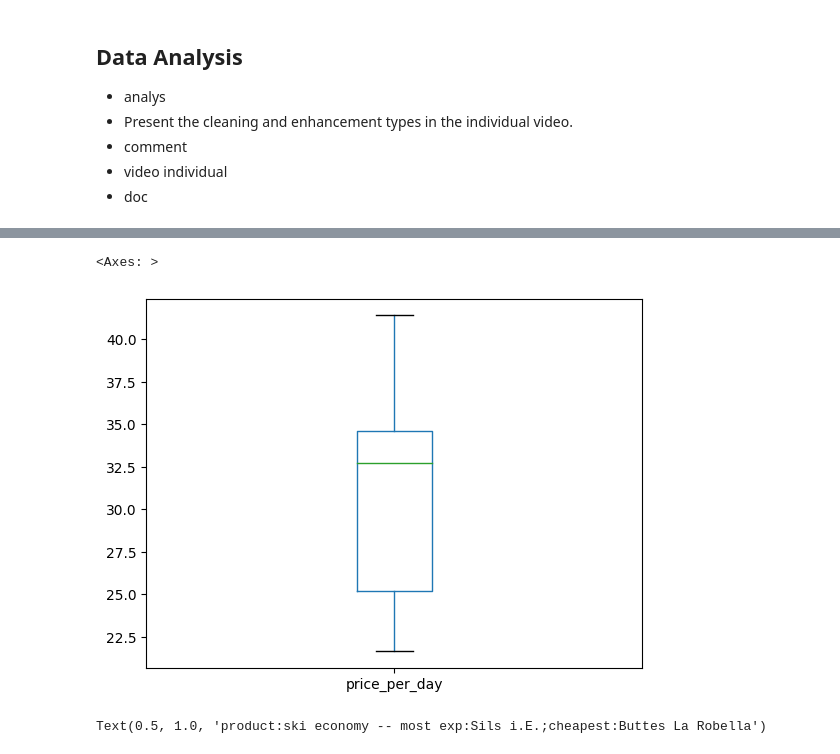
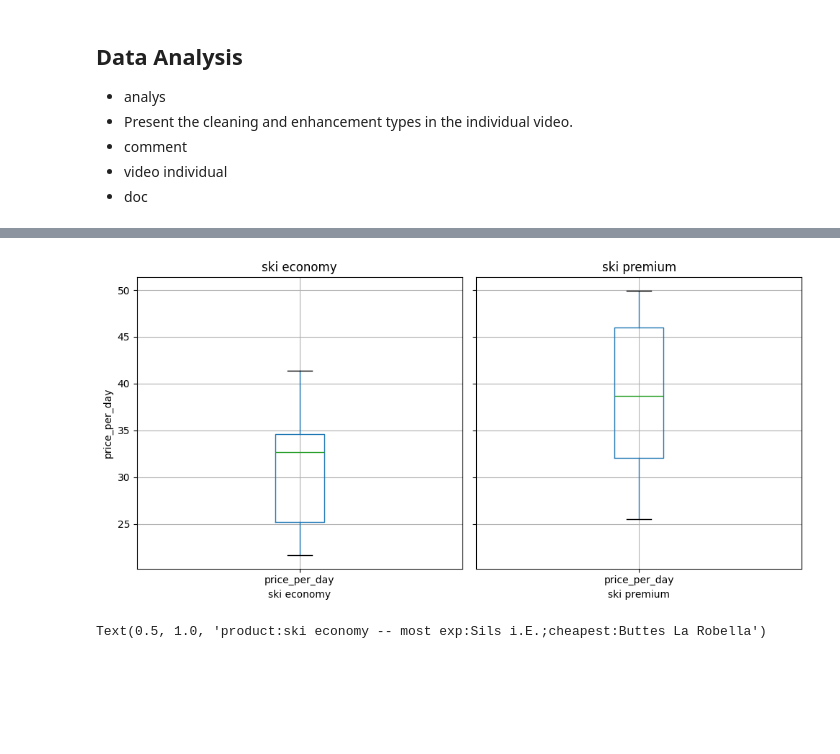
Before and after one commit to fburnelli/cip23_group13, a Jupyter notebook: Burnelli_Filippo_studentB/Code/analyse_gears.ipynb, the cells around one changed output, grey strips where cells are left out. Cells and saved outputs as stored; diff of their text form; code cells hidden in the pictures; blank space fills up the shorter version.

```diff
--- a/Burnelli_Filippo_studentB/Code/analyse_gears.ipynb
+++ b/Burnelli_Filippo_studentB/Code/analyse_gears.ipynb
@@ -21,0 +60,3 @@ df.head(4)
+# %%
+df['first_rental_day'] = pd.to_datetime(df['first_rental_day'])
+df['return_date'] = pd.to_datetime(df['return_date'])
@@ -33,8 +91,0 @@ Text(0.5, 1.0, 'product:ski premium -- most exp:Sils i.E.;cheapest:Buttes La Rob
-# %%
-product = "ski economy"
-df_selection = df[['location_town', 'price_per_day']][df['gear_name'].str.lower() == product]
-df_prices = df_selection.groupby('location_town')['price_per_day'].mean().reset_index()
-df_prices.boxplot(column='price_per_day', grid=False)
-# %% [output]
-<Axes: >
-[figure, removed]
@@ -41,3 +94,27 @@ df_prices.boxplot(column='price_per_day', grid=False)
+# %%
+product1 = "ski economy"
+df_selection = df[['location_town', 'price_per_day']][df['gear_name'].str.lower() == product1]
+df_econ = df_selection.groupby('location_town')['price_per_day'].mean().reset_index()
+
+product2 = "ski premium"
+df_selection = df[['location_town', 'price_per_day']][df['gear_name'].str.lower() == product2]
+df_prem = df_selection.groupby('location_town')['price_per_day'].mean().reset_index()
+
+fig, axes = plt.subplots(nrows=1, ncols=2, figsize=(10, 5), sharey=True)
+df_econ.boxplot(column='price_per_day', ax=axes[0])
+axes[0].set_title(product1)
+axes[0].set_xlabel(product1)
+axes[0].set_ylabel('price_per_day')
+# Boxplot for 'Value2'
+df_prem.boxplot(column='price_per_day', ax=axes[1])
+axes[1].set_title(product2)
+axes[1].set_xlabel(product2)
+axes[1].set_ylabel("")
+
+plt.tight_layout()
+plt.show()
+# %% [output]
+[figure, added]
 # %%
 product = "ski economy"
 df_selection = df[['location_town', 'price_per_day']][df['gear_name'].str.lower() == product]
```
Also changed, not shown: parts of 8 cells of this notebook.
